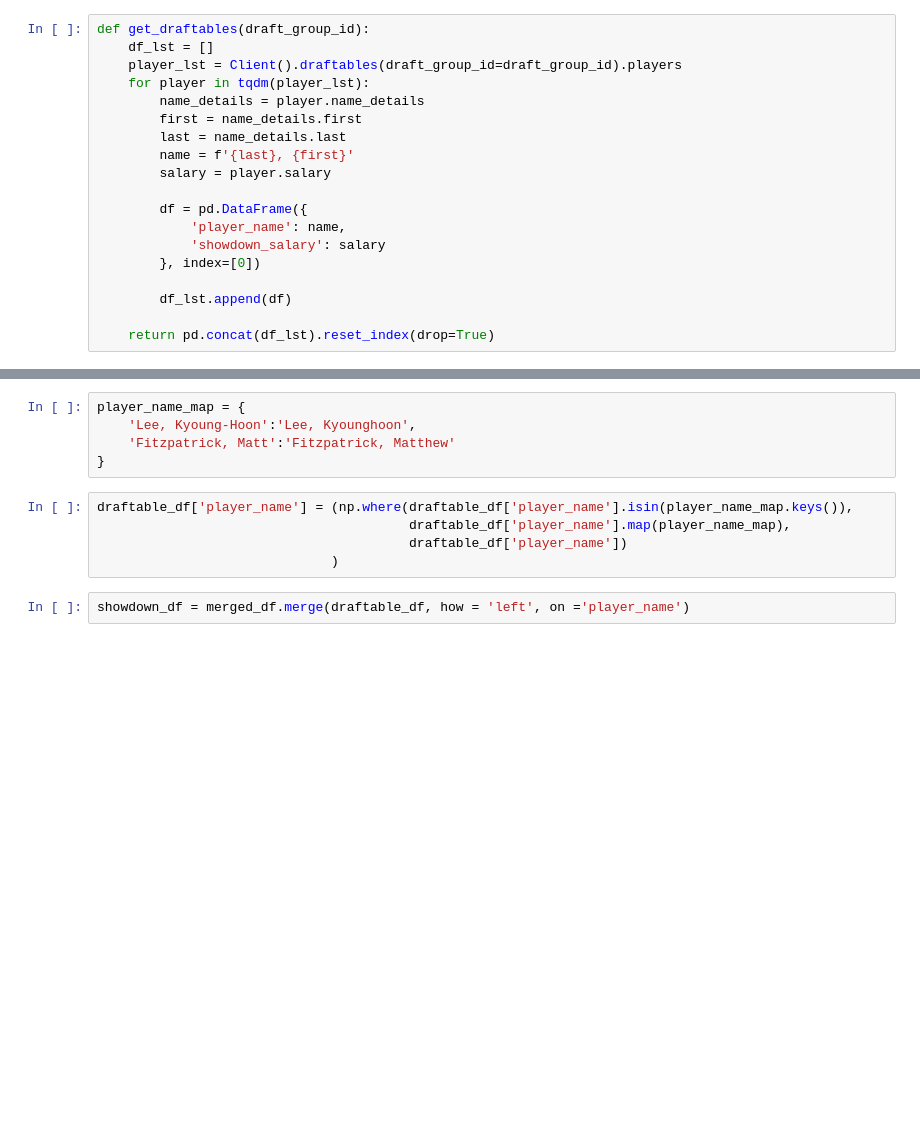
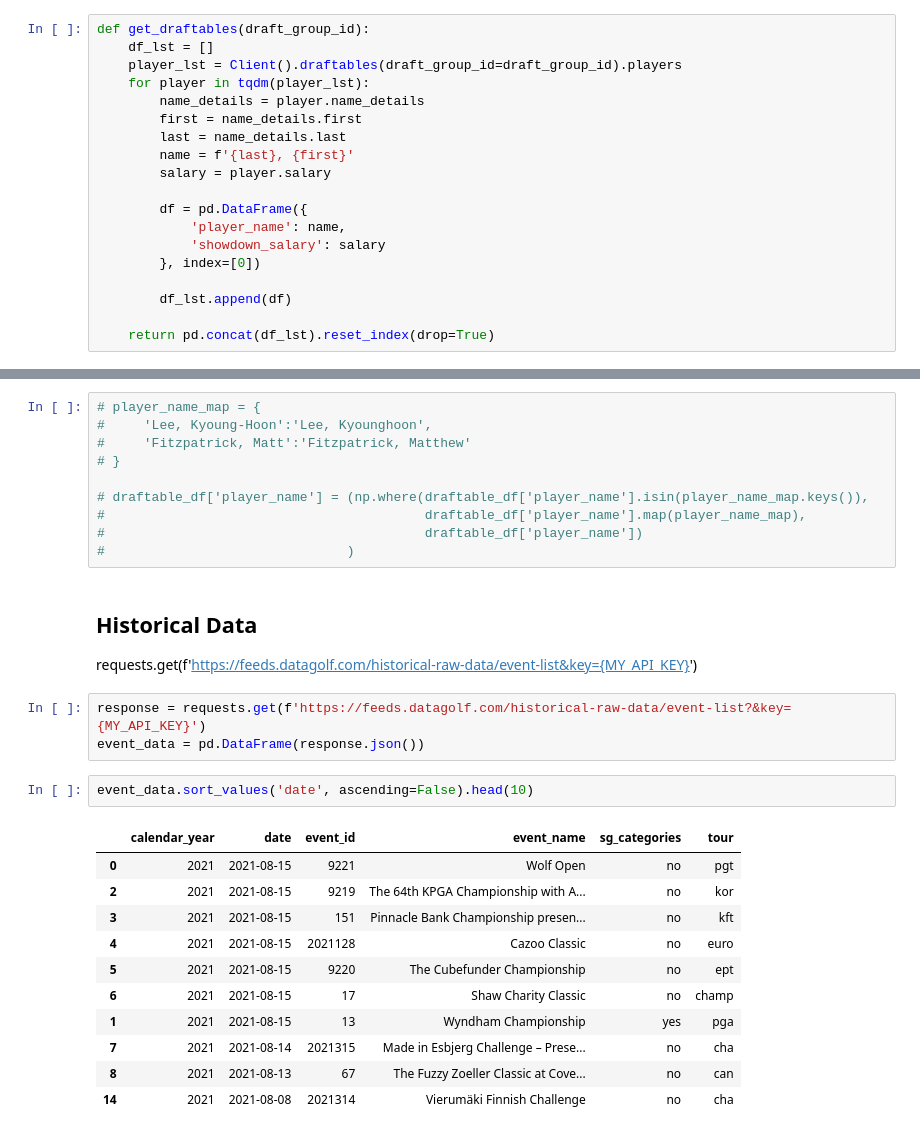
Before and after one commit to mtodisco10/data-golf, a Jupyter notebook: Extract From Data Golf API.ipynb, the cells around one changed output, grey strips where cells are left out. Saved outputs shown, nothing was run; the diff lists cells and outputs as text; blank space fills up the shorter version.

```diff
--- a/Extract From Data Golf API.ipynb
+++ b/Extract From Data Golf API.ipynb
@@ -291,12 +151,30 @@ merged_df.to_csv(f'data_golf_{now.strftime("%Y-%m-%d")}.csv', index=False)
 # %%
-player_name_map = {
-    'Lee, Kyoung-Hoon':'Lee, Kyounghoon',
-    'Fitzpatrick, Matt':'Fitzpatrick, Matthew'
-}
+# player_name_map = {
+#     'Lee, Kyoung-Hoon':'Lee, Kyounghoon',
+#     'Fitzpatrick, Matt':'Fitzpatrick, Matthew'
+# }
+
+# draftable_df['player_name'] = (np.where(draftable_df['player_name'].isin(player_name_map.keys()),
+#                                         draftable_df['player_name'].map(player_name_map),
+#                                         draftable_df['player_name'])
+#                               )
-# %%
-draftable_df['player_name'] = (np.where(draftable_df['player_name'].isin(player_name_map.keys()),
-                                        draftable_df['player_name'].map(player_name_map),
-                                        draftable_df['player_name'])
-                              )
-# %%
-showdown_df = merged_df.merge(draftable_df, how = 'left', on ='player_name')
+# %% [markdown]
+## Historical Data
+requests.get(f'https://feeds.datagolf.com/historical-raw-data/event-list&key={MY_API_KEY}')
+# %%
+response = requests.get(f'https://feeds.datagolf.com/historical-raw-data/event-list?&key={MY_API_KEY}')
+event_data = pd.DataFrame(response.json())
+# %%
+event_data.sort_values('date', ascending=False).head(10)
+# %% [output]
+|  | calendar_year | date | event_id | event_name | sg_categories | tour |
+| 0 | 2021 | 2021-08-15 | 9221 | Wolf Open | no | pgt |
+| 2 | 2021 | 2021-08-15 | 9219 | The 64th KPGA Championship with A... | no | kor |
+| 3 | 2021 | 2021-08-15 | 151 | Pinnacle Bank Championship presen... | no | kft |
+| 4 | 2021 | 2021-08-15 | 2021128 | Cazoo Classic | no | euro |
+| 5 | 2021 | 2021-08-15 | 9220 | The Cubefunder Championship | no | ept |
+| 6 | 2021 | 2021-08-15 | 17 | Shaw Charity Classic | no | champ |
+| 1 | 2021 | 2021-08-15 | 13 | Wyndham Championship | yes | pga |
+| 7 | 2021 | 2021-08-14 | 2021315 | Made in Esbjerg Challenge – Prese... | no | cha |
+| 8 | 2021 | 2021-08-13 | 67 | The Fuzzy Zoeller Classic at Cove... | no | can |
+| 14 | 2021 | 2021-08-08 | 2021314 | Vierumäki Finnish Challenge | no | cha |
```
Also changed, not shown: parts of 44 cells of this notebook, 1 other file.
